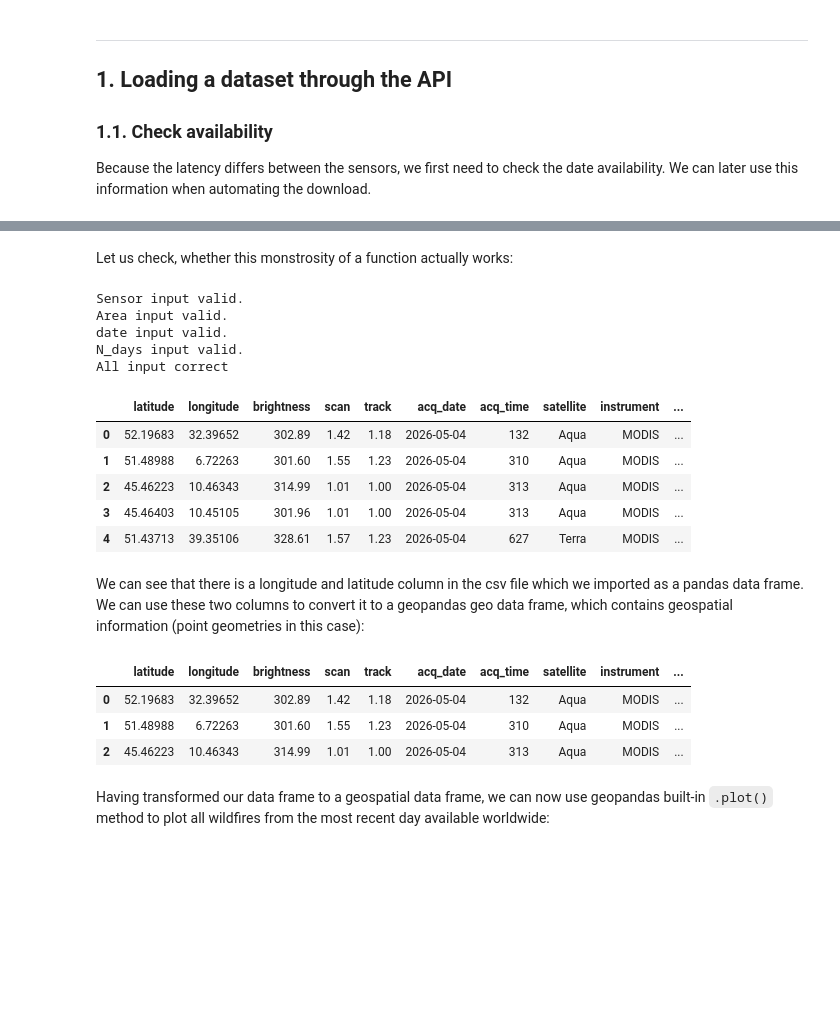
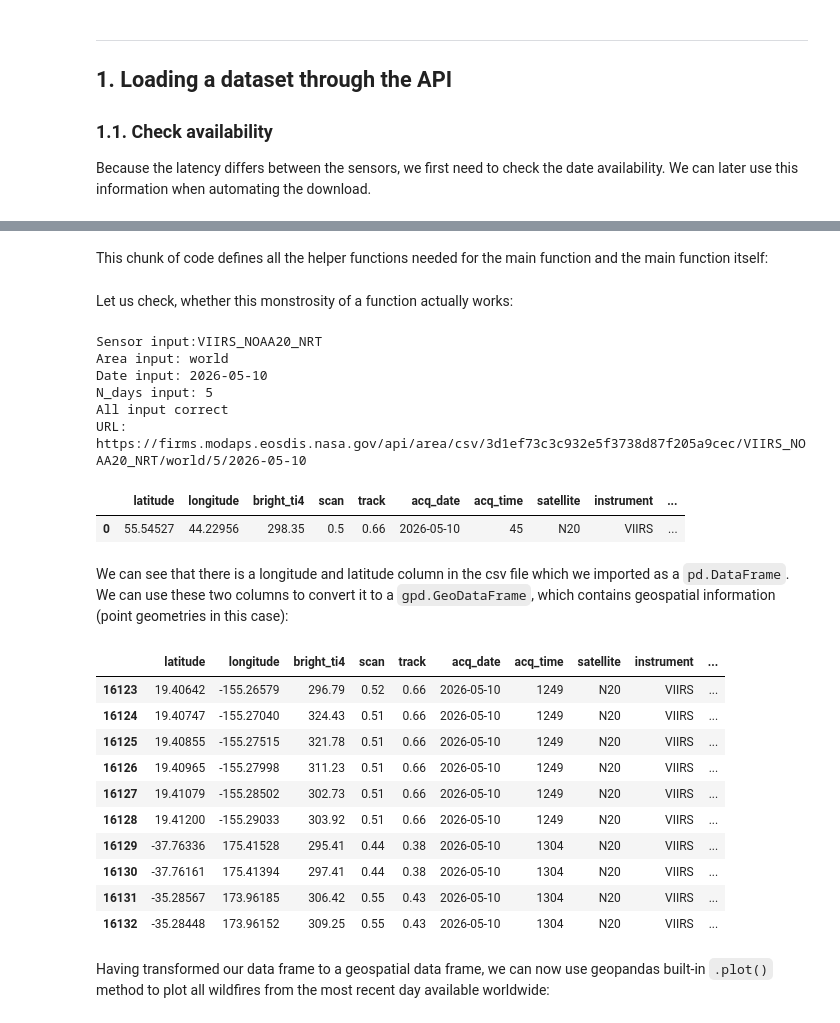
Before and after one commit to paulgeog/SDS210-wildifres-project, a Jupyter notebook: notebooks/wildfires.ipynb, the cells around one changed output, grey strips where cells are left out. Drawn from its saved outputs; the diff is of its cells as text; code cells hidden in the pictures; blank space fills up the shorter version.

```diff
--- a/notebooks/wildfires.ipynb
+++ b/notebooks/wildfires.ipynb
@@ -116,3 +95,5 @@ print(len(countries_gdf))
+# %% [markdown]
+This chunk of code defines all the helper functions needed for the main function and the main function itself:
 # %%
 # Helper Functions for checking parameter inputs:
 # -----------------------------------------------
@@ -245,7 +226,7 @@ def area_api_query(sensor: str, area: list|str = 'world', date: str | None = Non
     # ------
     if check_sensor(sensor) == False:
         raise ValueError("Sensor: Invalid sensor name, check list of available sensors.")
-    print("Sensor input valid.")
+    print(f"Sensor input:{sensor}")
 
     # area
     # ----
@@ -256,10 +237,10 @@ def area_api_query(sensor: str, area: list|str = 'world', date: str | None = Non
             area_str = get_area_coord(area)
     elif type(area) == list:
         check_area_list(area)
-        area_str = ", ".join(map(str, area)) # converts input list to str for url use
+        area_str = ",".join(map(str, area)) # converts input list to str for url use
     else:
         raise ValueError("Area: Anvalid input type. Must be either str or list")
-    print("Area input valid.")
+    print(f"Area input: {area_str}")
 
     # date
     # ----
@@ -272,60 +253,63 @@ def area_api_query(sensor: str, area: list|str = 'world', date: str | None = Non
 
     check_date_str(date, sensor, max_date_time)
 
-    if type(date) is None:
-        dt_none = max_date_time
-        date_str = dt_none.strftime("%Y-%m-%d")
+    if date is None:
+        date_str = max_date_time.strftime("%Y-%m-%d")
     if type(date) == str:
         date_str = date
-    print("date input valid.")
+    print(f"Date input: {date_str}")
 
     # n_days
     # ------
     check_n_days(n_days)
     n_days = str(n_days)
-
-    print("N_days input valid.")
+    print(f"N_days input: {n_days}")
     print("All input correct")
 
     # API query
     # ---------
-    area_url = 'https://firms.modaps.eosdis.nasa.gov/api/area/csv/' + api_key + '/' + sensor + '/' + area_str + '/' + n_days
-    df_area = pd.read_csv(area_url)
+    area_url = 'https://firms.modaps.eosdis.nasa.gov/api/area/csv/' + api_key + '/' + sensor + '/' + area_str + '/' + n_days + '/' + date_str
+    print(f"URL: {area_url}")
+    output_df = pd.read_csv(area_url)
 
-    return df_area
+    return output_df
 # %% [markdown]
 Let us check, whether this monstrosity of a function actually works:
 # %%
-df_area = area_api_query('MODIS_NRT', area= 'Europe', n_days=5)
-display(df_area.head())
+df_wf = area_api_query('VIIRS_NOAA20_NRT', n_days=5)
+display(df_wf.head(1))
 # %% [output]
-Sensor input valid.
-Area input valid.
-date input valid.
-N_days input valid.
+Sensor input:VIIRS_NOAA20_NRT
+Area input: world
+Date input: 2026-05-10
+N_days input: 5
 All input correct
+URL: https://firms.modaps.eosdis.nasa.gov/api/area/csv/3d1ef73c3c932e5f3738d87f205a9cec/VIIRS_NOAA20_NRT/world/5/2026-05-10
-|  | latitude | longitude | brightness | scan | track | acq_date | acq_time | satellite | instrument | ... |
-| 0 | 52.19683 | 32.39652 | 302.89 | 1.42 | 1.18 | 2026-05-04 | 132 | Aqua | MODIS | ... |
-| 1 | 51.48988 | 6.72263 | 301.60 | 1.55 | 1.23 | 2026-05-04 | 310 | Aqua | MODIS | ... |
-| 2 | 45.46223 | 10.46343 | 314.99 | 1.01 | 1.00 | 2026-05-04 | 313 | Aqua | MODIS | ... |
-| 3 | 45.46403 | 10.45105 | 301.96 | 1.01 | 1.00 | 2026-05-04 | 313 | Aqua | MODIS | ... |
-| 4 | 51.43713 | 39.35106 | 328.61 | 1.57 | 1.23 | 2026-05-04 | 627 | Terra | MODIS | ... |
+|  | latitude | longitude | bright_ti4 | scan | track | acq_date | acq_time | satellite | instrument | ... |
+| 0 | 55.54527 | 44.22956 | 298.35 | 0.5 | 0.66 | 2026-05-10 | 45 | N20 | VIIRS | ... |
 # %% [markdown]
-We can see that there is a longitude and latitude column in the csv file which we imported as a pandas data frame. We can use these two columns to convert it to a geopandas geo data frame, which contains geospatial information (point geometries in this case):
+We can see that there is a longitude and latitude column in the csv file which we imported as a `pd.DataFrame`. We can use these two columns to convert it to a `gpd.GeoDataFrame`, which contains geospatial information (point geometries in this case):
 # %%
 # now convert latitude, longitude values into point geometry
 
-gdf = gpd.GeoDataFrame(
-    df_area, geometry=gpd.points_from_xy(df_area.longitude, df_area.latitude), crs="EPSG:4326"
+gdf_wf = gpd.GeoDataFrame(
+    df_wf, geometry=gpd.points_from_xy(df_wf.longitude, df_wf.latitude), crs="EPSG:4326"
 )
 
 # show top 3 records
-gdf.head(3)
+gdf_wf.tail(10)
 # %% [output]
-|  | latitude | longitude | brightness | scan | track | acq_date | acq_time | satellite | instrument | ... |
-| 0 | 52.19683 | 32.39652 | 302.89 | 1.42 | 1.18 | 2026-05-04 | 132 | Aqua | MODIS | ... |
-| 1 | 51.48988 | 6.72263 | 301.60 | 1.55 | 1.23 | 2026-05-04 | 310 | Aqua | MODIS | ... |
-| 2 | 45.46223 | 10.46343 | 314.99 | 1.01 | 1.00 | 2026-05-04 | 313 | Aqua | MODIS | ... |
+|  | latitude | longitude | bright_ti4 | scan | track | acq_date | acq_time | satellite | instrument | ... |
+| 16123 | 19.40642 | -155.26579 | 296.79 | 0.52 | 0.66 | 2026-05-10 | 1249 | N20 | VIIRS | ... |
+| 16124 | 19.40747 | -155.27040 | 324.43 | 0.51 | 0.66 | 2026-05-10 | 1249 | N20 | VIIRS | ... |
+| 16125 | 19.40855 | -155.27515 | 321.78 | 0.51 | 0.66 | 2026-05-10 | 1249 | N20 | VIIRS | ... |
+| 16126 | 19.40965 | -155.27998 | 311.23 | 0.51 | 0.66 | 2026-05-10 | 1249 | N20 | VIIRS | ... |
+| 16127 | 19.41079 | -155.28502 | 302.73 | 0.51 | 0.66 | 2026-05-10 | 1249 | N20 | VIIRS | ... |
+| 16128 | 19.41200 | -155.29033 | 303.92 | 0.51 | 0.66 | 2026-05-10 | 1249 | N20 | VIIRS | ... |
+| 16129 | -37.76336 | 175.41528 | 295.41 | 0.44 | 0.38 | 2026-05-10 | 1304 | N20 | VIIRS | ... |
+| 16130 | -37.76161 | 175.41394 | 297.41 | 0.44 | 0.38 | 2026-05-10 | 1304 | N20 | VIIRS | ... |
+| 16131 | -35.28567 | 173.96185 | 306.42 | 0.55 | 0.43 | 2026-05-10 | 1304 | N20 | VIIRS | ... |
+| 16132 | -35.28448 | 173.96152 | 309.25 | 0.55 | 0.43 | 2026-05-10 | 1304 | N20 | VIIRS | ... |
 # %% [markdown]
 Having transformed our data frame to a geospatial data frame, we can now use geopandas built-in `.plot()` method to plot all wildfires from the most recent day available worldwide:
 # %%
```
Also changed, not shown: parts of 11 cells of this notebook.
